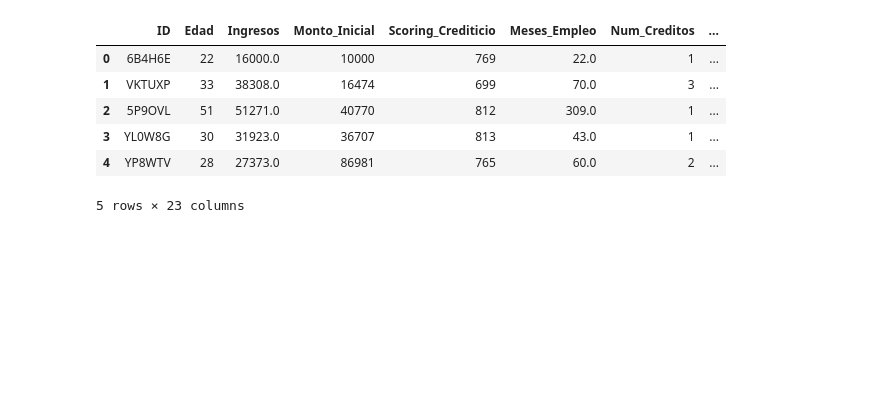
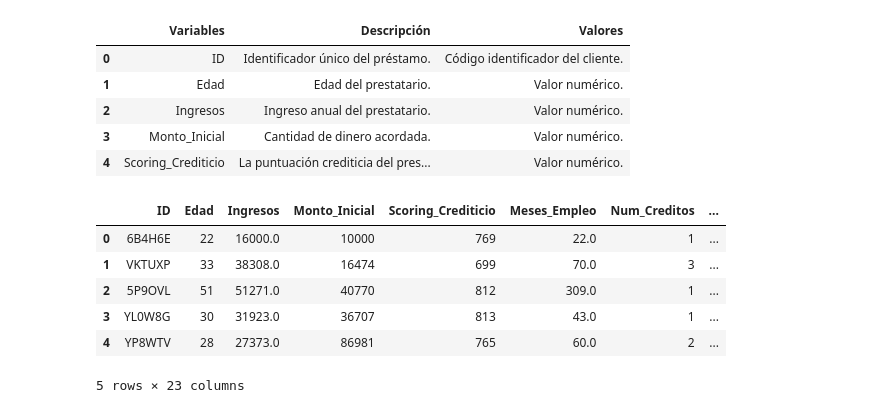
Before and after one commit to Guilleurre/Reto-05-Grupo-Verde-Oscuro, a Jupyter notebook: Analisis_Exploratorio.ipynb, the cells around one changed output. Saved outputs shown, nothing was run; the diff lists cells and outputs as text; code cells hidden in the pictures; blank space fills up the shorter version.

```diff
--- a/Analisis_Exploratorio.ipynb
+++ b/Analisis_Exploratorio.ipynb
@@ -3,3 +9,13 @@ import pandas as pd
+# %%
+df_variables = pd.read_excel('Data/Diccionario_Variables_Alumnos.xlsx')
+df_variables.head()
+# %% [output]
+|  | Variables | Descripción | Valores |
+| 0 | ID | Identificador único del préstamo. | Código identificador del cliente. |
+| 1 | Edad | Edad del prestatario. | Valor numérico. |
+| 2 | Ingresos | Ingreso anual del prestatario. | Valor numérico. |
+| 3 | Monto_Inicial | Cantidad de dinero acordada. | Valor numérico. |
+| 4 | Scoring_Crediticio | La puntuación crediticia del pres... | Valor numérico. |
 # %%
 df_total=pd.read_csv("Data/df_filtrado.csv")
 df_total.head()
```
Also changed, not shown: parts of 6 cells of this notebook.
